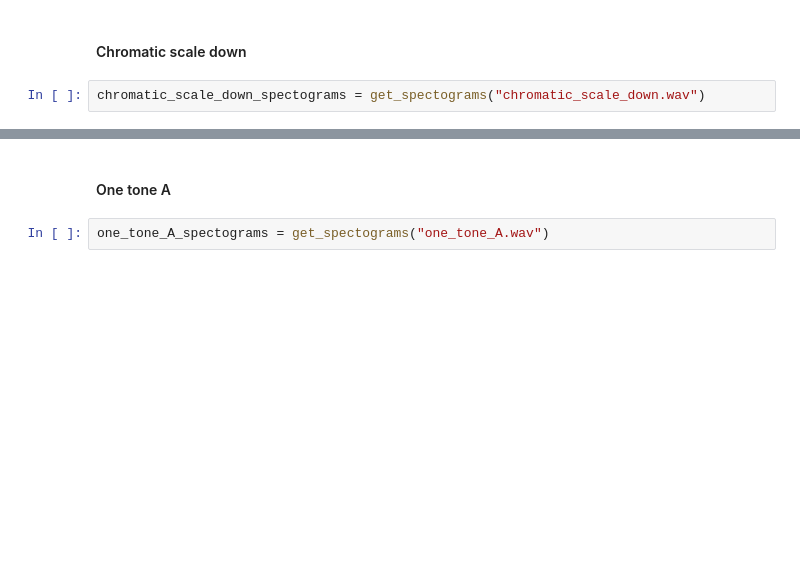
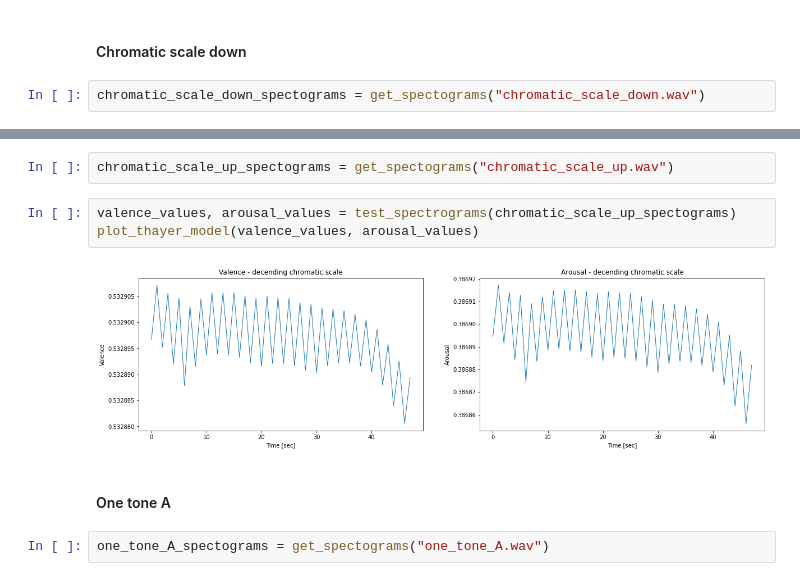
Before and after one commit to amityungman/aimpathy, a Jupyter notebook: LSTMCNN.ipynb, the cells around one changed output, grey strips where cells are left out. Cells and saved outputs as stored; diff of their text form; blank space fills up the shorter version.

```diff
--- a/LSTMCNN.ipynb
+++ b/LSTMCNN.ipynb
@@ -377,3 +394,10 @@ plot_thayer_model(valence_values, arousal_values)
+# %%
+chromatic_scale_up_spectograms = get_spectograms("chromatic_scale_up.wav")
+# %%
+valence_values, arousal_values = test_spectrograms(chromatic_scale_up_spectograms)
+plot_thayer_model(valence_values, arousal_values)
+# %% [output]
+[figure, added]
 # %% [markdown]
 #### One tone A
 # %%
```
Also changed, not shown: parts of 11 cells of this notebook, 2 other files.
